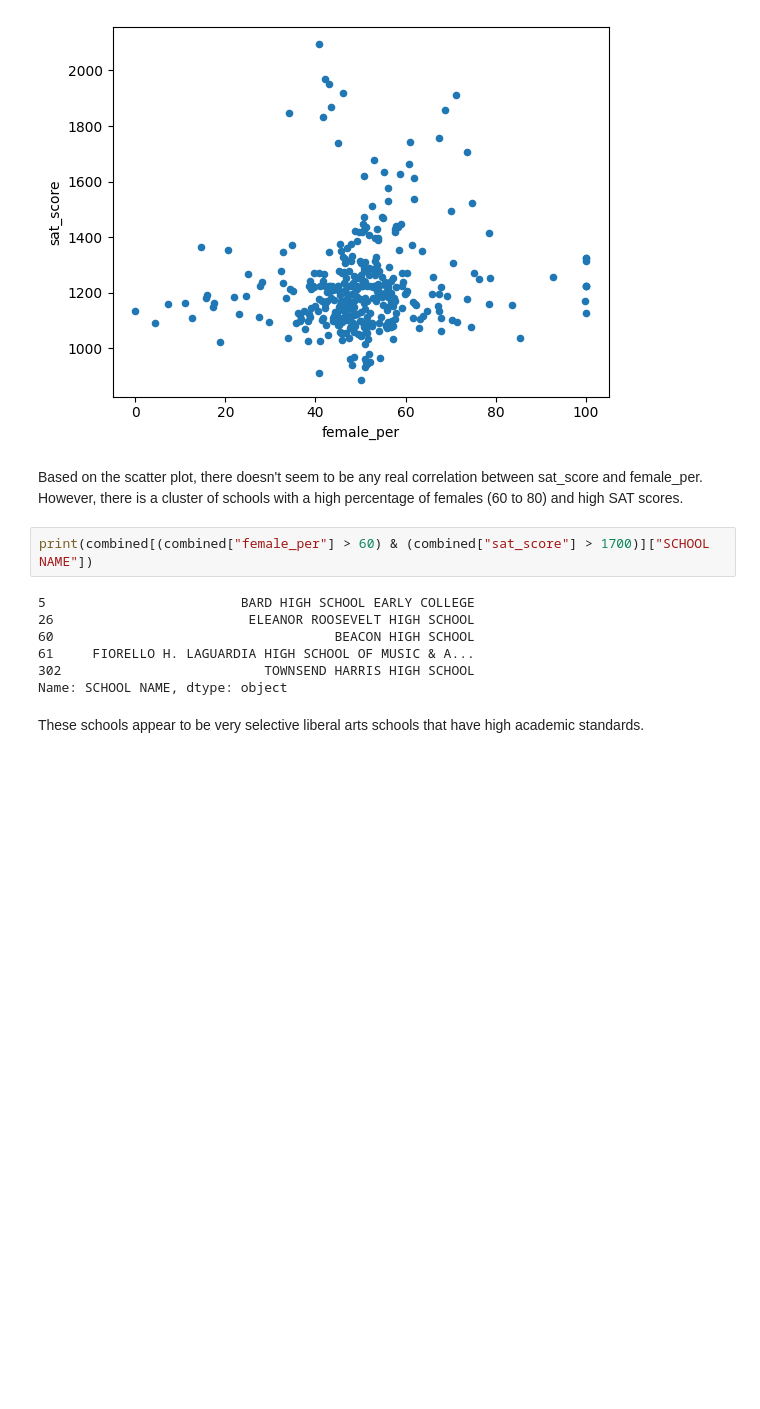
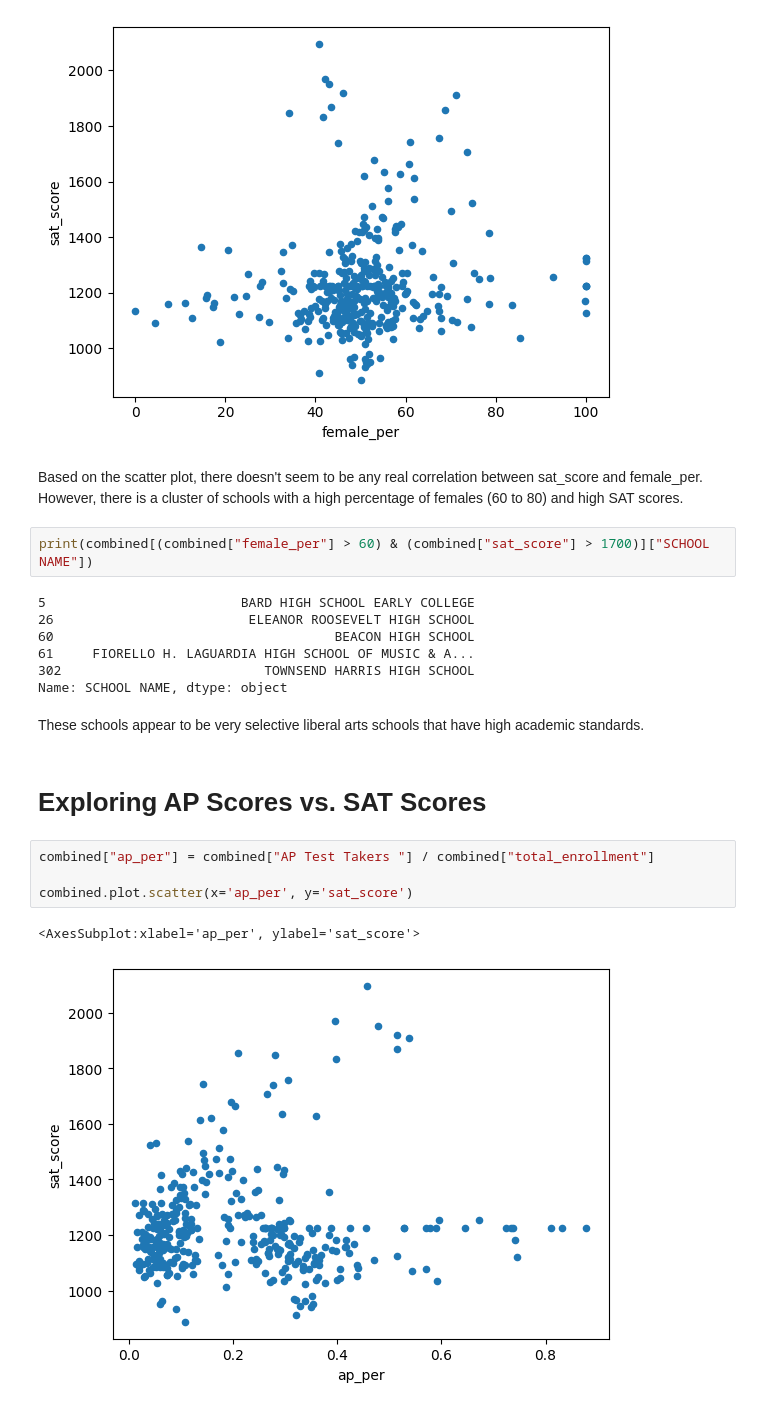
Before and after one commit to dancanyego/nyc-school-data-exploration, a Jupyter notebook: NYC school Data cleaning.ipynb, the cells around one changed output. Drawn from its saved outputs; the diff is of its cells as text; blank space fills up the shorter version.

```diff
--- a/NYC school Data cleaning.ipynb
+++ b/NYC school Data cleaning.ipynb
@@ -595,3 +595,12 @@ print(combined[(combined["female_per"] > 60) & (combined["sat_score"] > 1700)]["
 Name: SCHOOL NAME, dtype: object
 # %% [markdown]
 These schools appear to be very selective liberal arts schools that have high academic standards.
+# %% [markdown]
+# Exploring AP Scores vs. SAT Scores
+# %%
+combined["ap_per"] = combined["AP Test Takers "] / combined["total_enrollment"]
+
+combined.plot.scatter(x='ap_per', y='sat_score')
+# %% [output]
+<AxesSubplot:xlabel='ap_per', ylabel='sat_score'>
+[figure, added]
```
